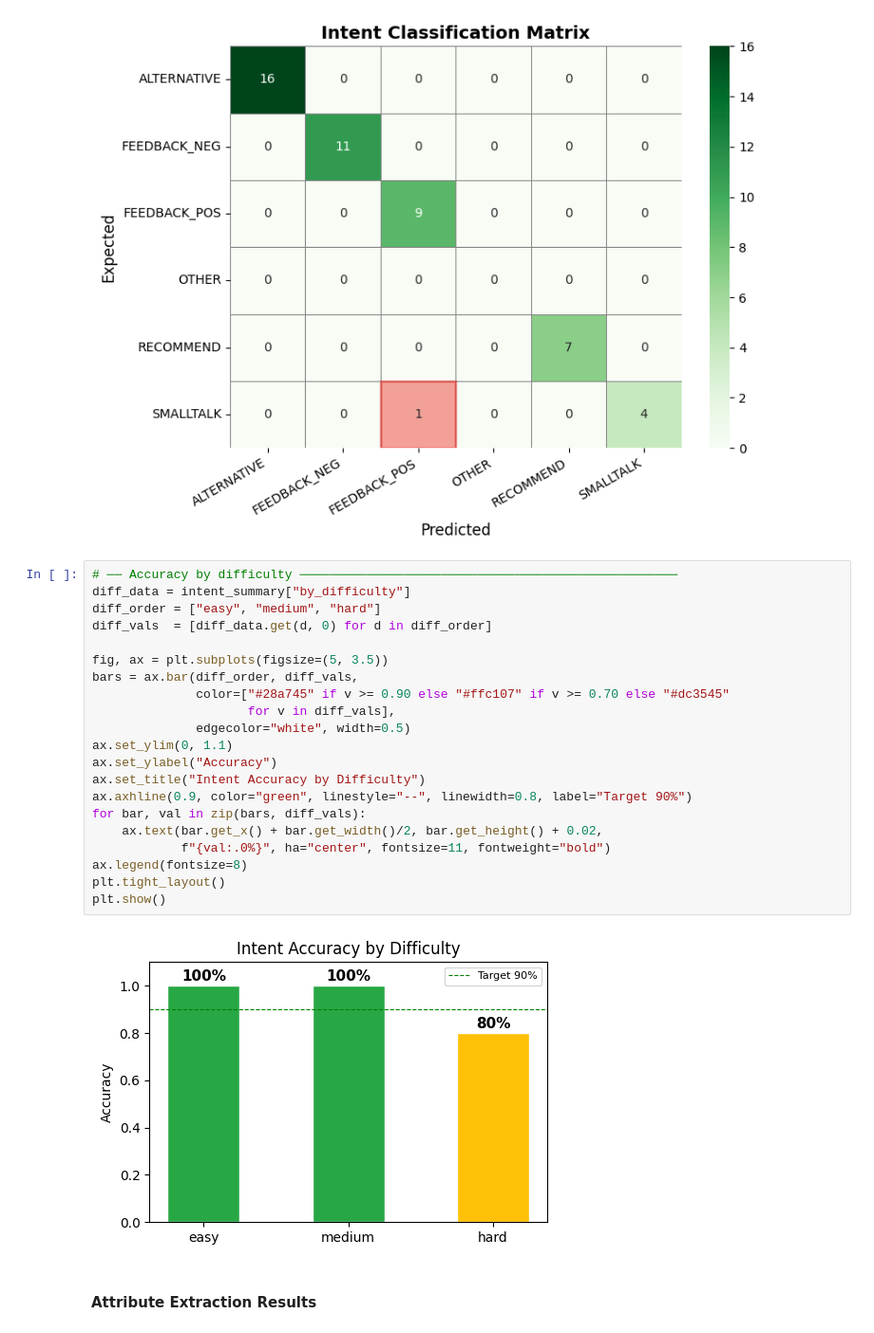
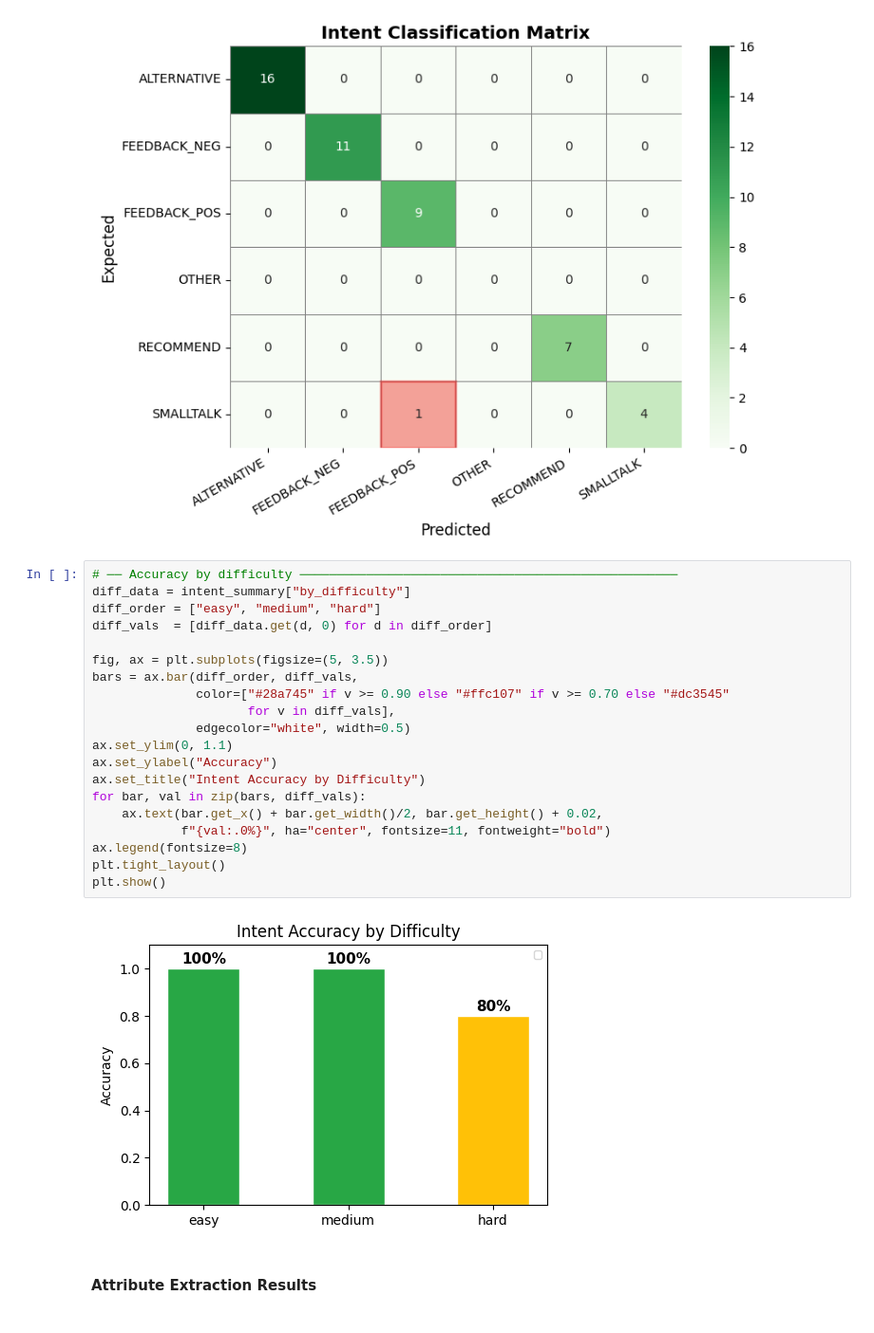
Before and after one commit to CarlosBravoGarran/BN_TV_Recommender, a Jupyter notebook: main/LLM_evaluation.ipynb, the cells around one changed output. Shown at 95% size. Saved outputs shown, nothing was run; the diff lists cells and outputs as text.

```diff
--- a/main/LLM_evaluation.ipynb
+++ b/main/LLM_evaluation.ipynb
@@ -521,26 +521,25 @@ plt.show()
 # %%
 # ── Accuracy by difficulty ───────────────────────────────────────────────────
 diff_data = intent_summary["by_difficulty"]
 diff_order = ["easy", "medium", "hard"]
 diff_vals  = [diff_data.get(d, 0) for d in diff_order]
 
 fig, ax = plt.subplots(figsize=(5, 3.5))
 bars = ax.bar(diff_order, diff_vals,
               color=["#28a745" if v >= 0.90 else "#ffc107" if v >= 0.70 else "#dc3545"
                      for v in diff_vals],
               edgecolor="white", width=0.5)
 ax.set_ylim(0, 1.1)
 ax.set_ylabel("Accuracy")
 ax.set_title("Intent Accuracy by Difficulty")
-ax.axhline(0.9, color="green", linestyle="--", linewidth=0.8, label="Target 90%")
 for bar, val in zip(bars, diff_vals):
     ax.text(bar.get_x() + bar.get_width()/2, bar.get_height() + 0.02,
             f"{val:.0%}", ha="center", fontsize=11, fontweight="bold")
 ax.legend(fontsize=8)
 plt.tight_layout()
 plt.show()
 # %% [output]
-[figure, old version]
+[figure, new version]
 # %% [markdown]
 #### Attribute Extraction Results
 # %%
```
Also changed, not shown: parts of 5 cells of this notebook, 4 other files.
